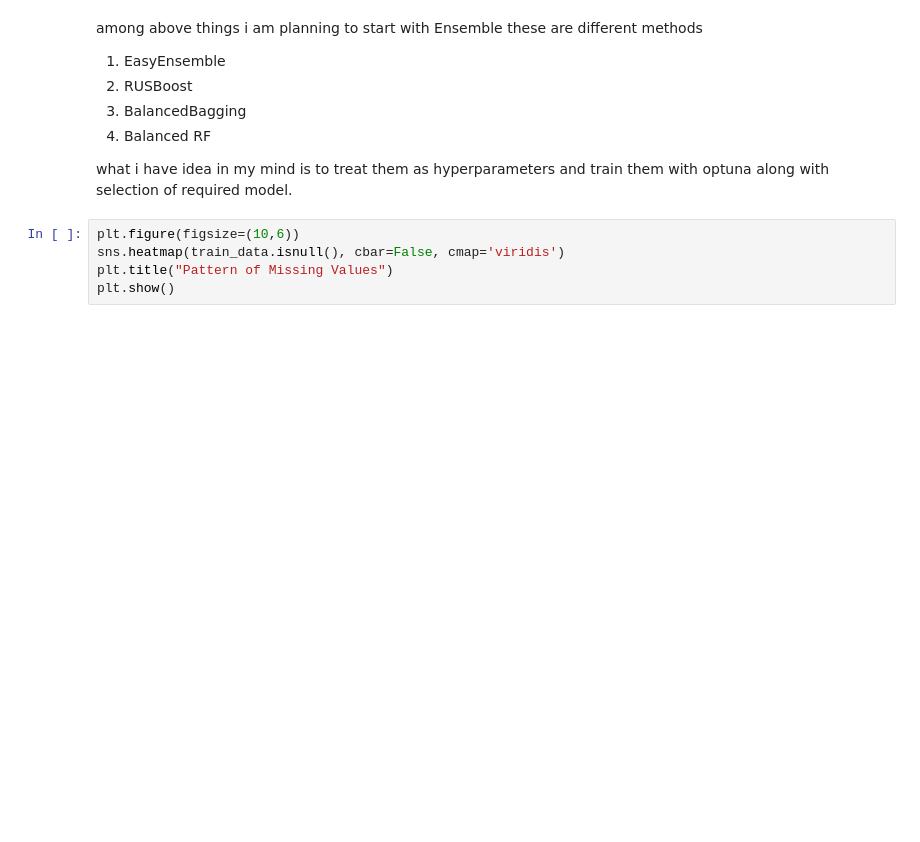
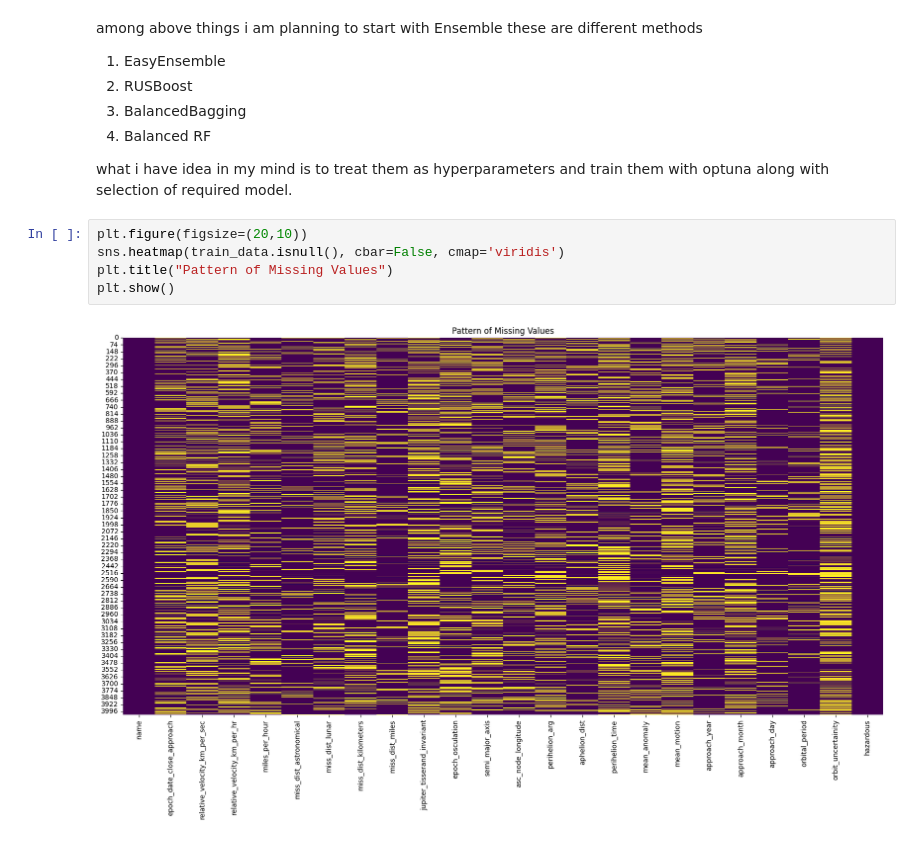
Before and after one commit to ani26052007/Cosmic-Collision-Analysis, a Jupyter notebook: my_model.ipynb, the cells around one changed output. Saved outputs shown, nothing was run; the diff lists cells and outputs as text; blank space fills up the shorter version.

```diff
--- a/my_model.ipynb
+++ b/my_model.ipynb
@@ -246,7 +248,9 @@ these are different methods
 
 what i have idea in my mind is to treat them as hyperparameters and train them with optuna along with selection of required model.
 # %%
-plt.figure(figsize=(10,6))
+plt.figure(figsize=(20,10))
 sns.heatmap(train_data.isnull(), cbar=False, cmap='viridis')
 plt.title("Pattern of Missing Values")
 plt.show()
+# %% [output]
+[figure, added]
```
Also changed, not shown: parts of 9 cells of this notebook.
